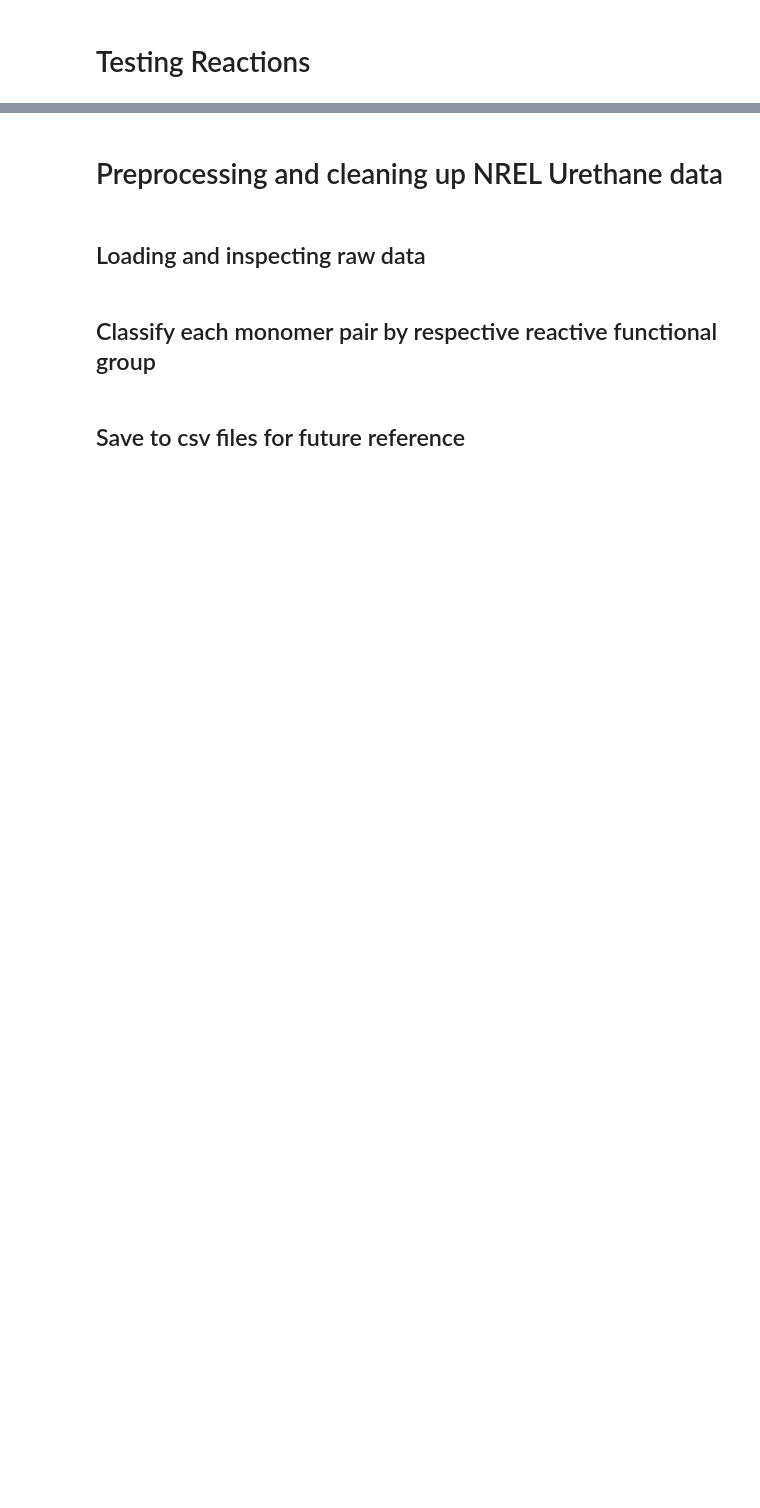
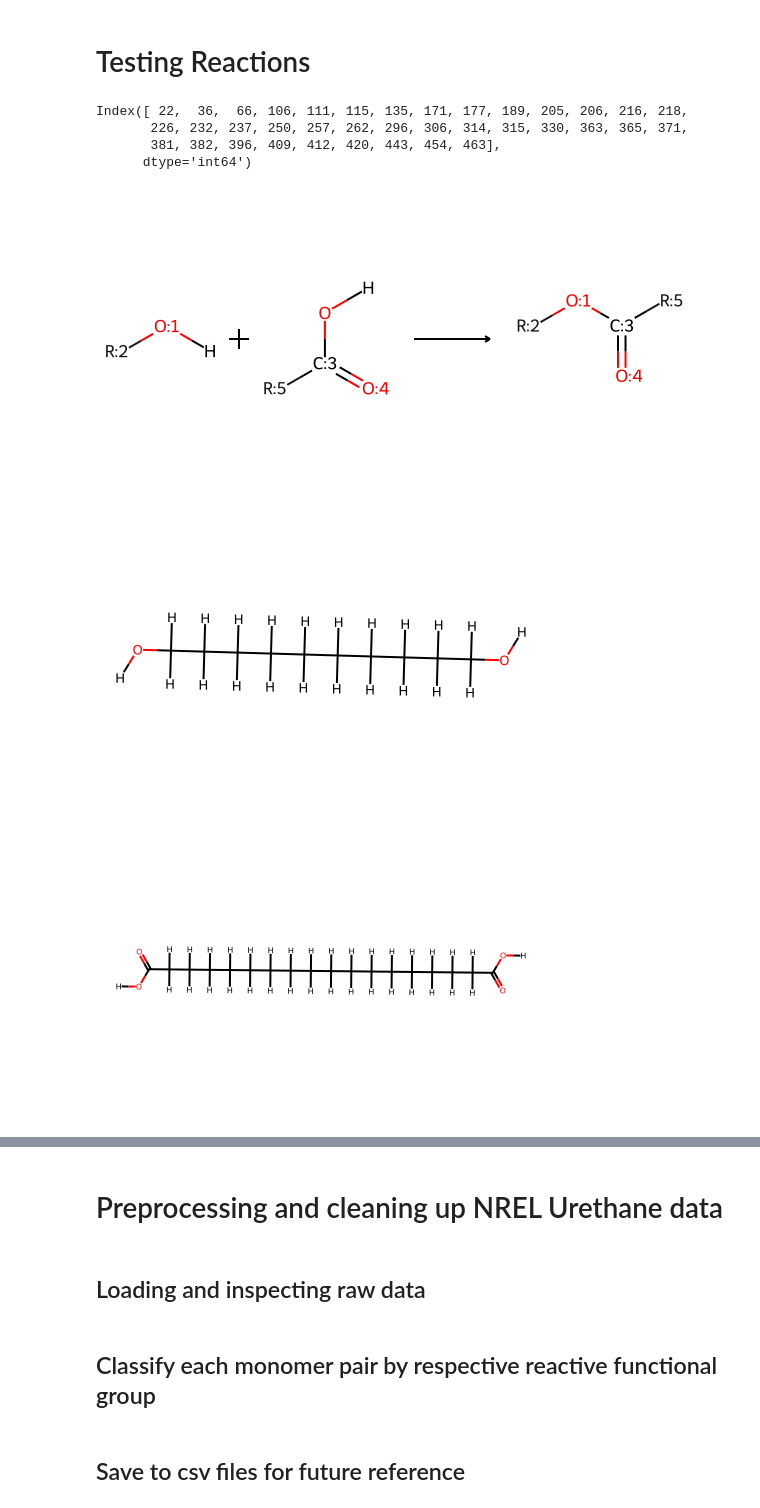
Before and after one commit to timbernat/NREL_polymers, a Jupyter notebook: process_inputs.ipynb, the cells around one changed output, grey strips where cells are left out. Saved outputs shown, nothing was run; the diff lists cells and outputs as text; code cells hidden in the pictures; blank space fills up the shorter version.

```diff
--- a/process_inputs.ipynb
+++ b/process_inputs.ipynb
@@ -225,0 +184,10 @@ l1, l2
+# %%
+rxns = {
+    rxnname : reactions.AnnotatedReaction.from_rxnfile(RXN_FILES_DIR / f'{rxnname}.rxn')
+        for rxnname in rxn_backmap.values()
+}
+
+rxn_groups = {
+    rxnname : tuple(reactant.GetProp('_Name') for reactant in rxn.GetReactants())
+        for rxnname, rxn in rxns.items()
+}
@@ -344 +363,35 @@ display(reactant)
+# %%
+p =  PROC_DATA_DIR / '20231114_polyid_data_density_FILTERED.csv'
+df2 = pd.read_csv(p, index_col=0)
+df2
+# %%
+keys = ['mechanism']
+df_grouper = df2.groupby(keys)
+frames = {
+    mech : df_grouper.get_group(mech)
+        for mech in df_grouper.groups
+}
+# %%
+frame = frames['ester']
+frame.index
+# %% [output]
+Index([ 22,  36,  66, 106, 111, 115, 135, 171, 177, 189, 205, 206, 216, 218,
+       226, 232, 237, 250, 257, 262, 296, 306, 314, 315, 330, 363, 365, 371,
+       381, 382, 396, 409, 412, 420, 443, 454, 463],
+      dtype='int64')
+# %%
+row = frame.loc[36]
+rxn = rxns[rxn_backmap[row['mechanism']]]
+display(rxn)
+
+keys = ['smiles_expanded_monomer_1', 'smiles_expanded_monomer_2']
+reactants = []
+for key in keys:
+    mol = Chem.MolFromSmiles(row[key], sanitize=False)
+    display(mol)
+    reactants.append(mol)
+# %% [output]
+[figure, added]
+[figure, added]
+[figure, added]
 # %%
```
Also changed, not shown: parts of 43 cells of this notebook, 1 other file.
